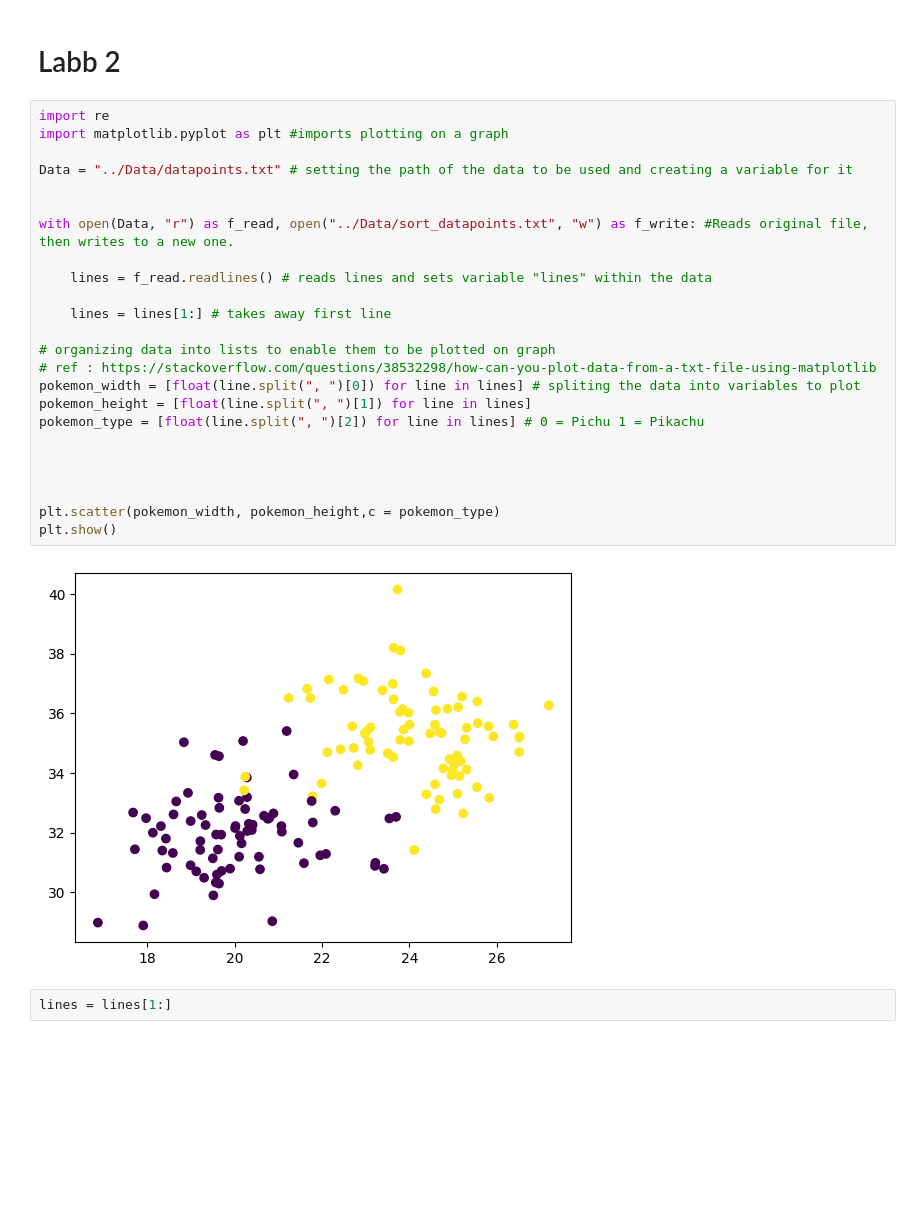
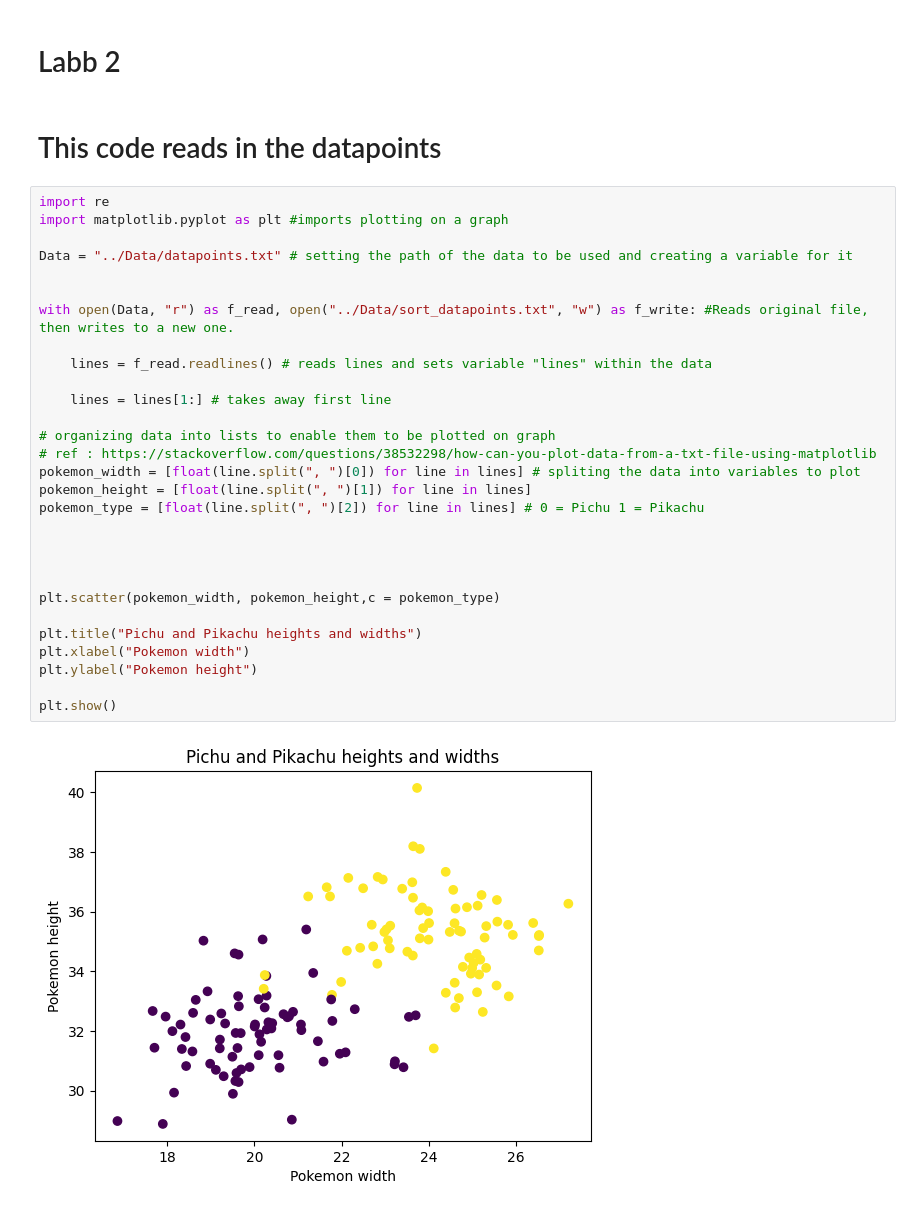
Before and after one commit to SCGlass/python-sam-glass, a Jupyter notebook: Labs/Lab_2_machine_learning.ipynb, the cells around one changed output. Saved outputs shown, nothing was run; the diff lists cells and outputs as text; blank space fills up the shorter version.

```diff
--- a/Labs/Lab_2_machine_learning.ipynb
+++ b/Labs/Lab_2_machine_learning.ipynb
@@ -1,30 +1,35 @@
 # %% [markdown]
 # Labb 2
+# %% [markdown]
+# This code reads in the datapoints
 # %%
 import re
 import matplotlib.pyplot as plt #imports plotting on a graph
 
 Data = "../Data/datapoints.txt" # setting the path of the data to be used and creating a variable for it
 
 
 with open(Data, "r") as f_read, open("../Data/sort_datapoints.txt", "w") as f_write: #Reads original file, then writes to a new one.
 
     lines = f_read.readlines() # reads lines and sets variable "lines" within the data
 
     lines = lines[1:] # takes away first line
 
 # organizing data into lists to enable them to be plotted on graph
 # ref : https://stackoverflow.com/questions/38532298/how-can-you-plot-data-from-a-txt-file-using-matplotlib
 pokemon_width = [float(line.split(", ")[0]) for line in lines] # spliting the data into variables to plot
 pokemon_height = [float(line.split(", ")[1]) for line in lines]
 pokemon_type = [float(line.split(", ")[2]) for line in lines] # 0 = Pichu 1 = Pikachu
 
 
 
 
 plt.scatter(pokemon_width, pokemon_height,c = pokemon_type)
+
+plt.title("Pichu and Pikachu heights and widths")
+plt.xlabel("Pokemon width")
+plt.ylabel("Pokemon height")
+
 plt.show()
 # %% [output]
-[figure, old version]
+[figure, new version]
-# %%
-lines = lines[1:]
```
Also changed, not shown: parts of 2 cells of this notebook, 1 other file.
